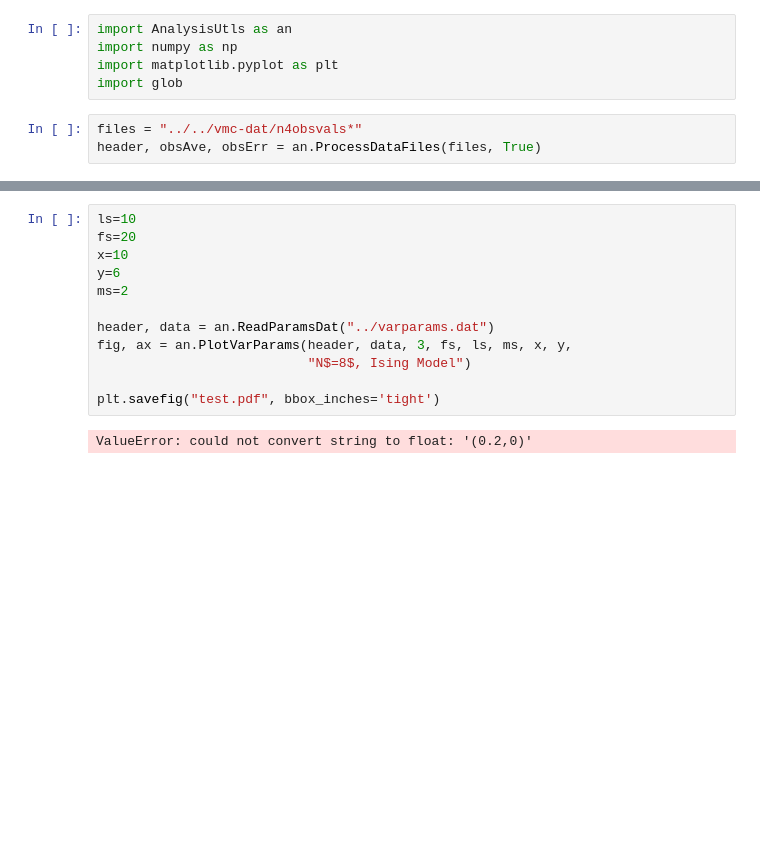
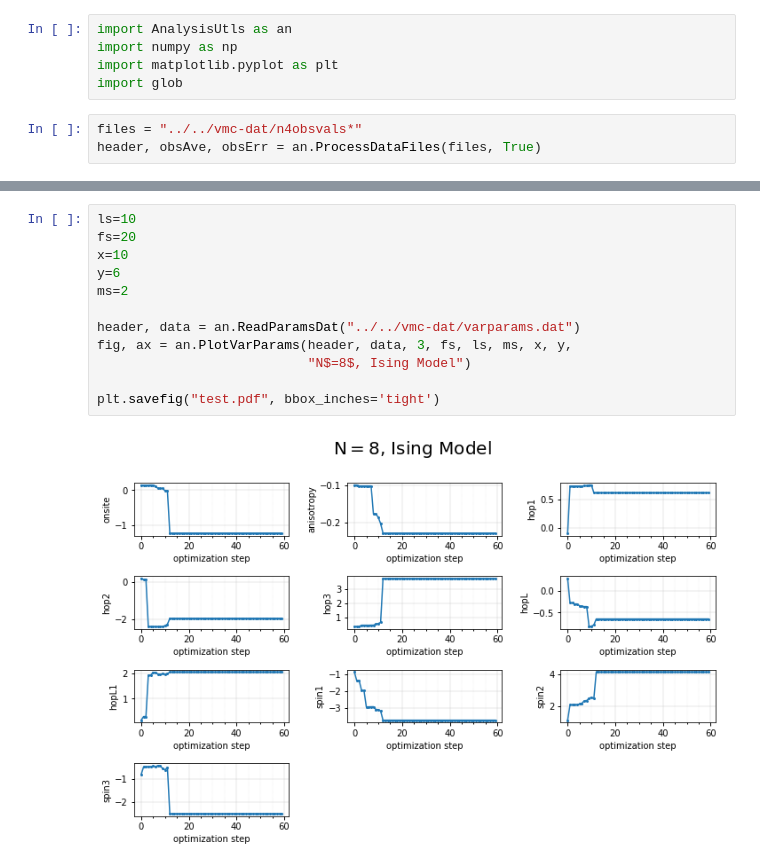
Before and after one commit to jimlambert/heisenberg_vmc, a Jupyter notebook: scripts/ObservablesAnalysis.ipynb, the cells around one changed output, grey strips where cells are left out. Drawn from its saved outputs; the diff is of its cells as text; blank space fills up the shorter version.

```diff
--- a/scripts/ObservablesAnalysis.ipynb
+++ b/scripts/ObservablesAnalysis.ipynb
@@ -36,14 +36,14 @@ plt.show()
 # %%
 ls=10
 fs=20
 x=10
 y=6
 ms=2
 
-header, data = an.ReadParamsDat("../varparams.dat")
+header, data = an.ReadParamsDat("../../vmc-dat/varparams.dat")
 fig, ax = an.PlotVarParams(header, data, 3, fs, ls, ms, x, y,
                            "N$=8$, Ising Model")
 
 plt.savefig("test.pdf", bbox_inches='tight')
 # %% [output]
-ValueError: could not convert string to float: '(0.2,0)'
+[figure, added]
```
Also changed, not shown: parts of 2 cells of this notebook, 28 other files.
